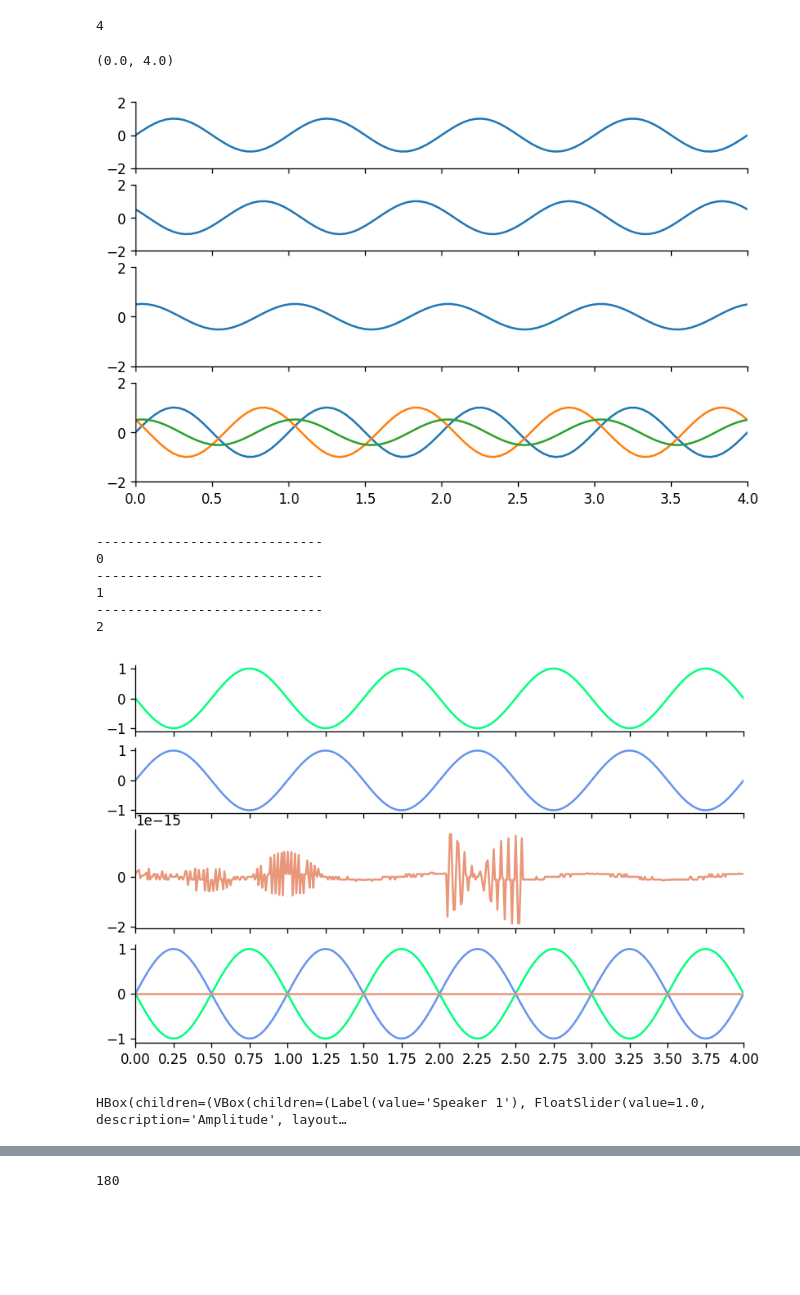
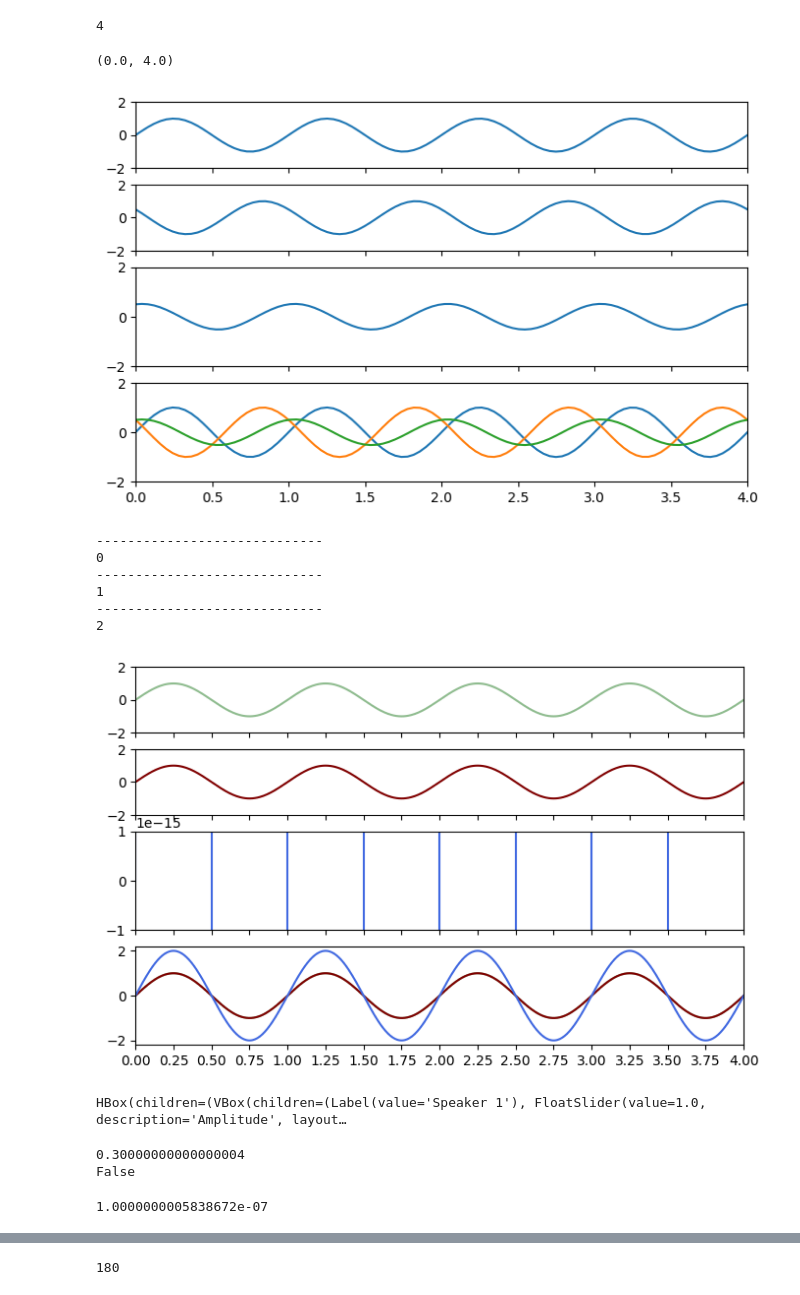
Before and after one commit to babessell1/GWC_Test, a Jupyter notebook: SineInteraction.ipynb, the cells around one changed output, grey strips where cells are left out. Drawn from its saved outputs; the diff is of its cells as text; code cells hidden in the pictures; blank space fills up the shorter version.

```diff
--- a/SineInteraction.ipynb
+++ b/SineInteraction.ipynb
@@ -1,8 +1,6 @@
 # %% [markdown]
 <a href="https://colab.research.google.com/github/babessell1/GWC_Test/blob/main/SineInteraction.ipynb" target="_parent"><img src="https://colab.research.google.com/assets/colab-badge.svg" alt="Open In Colab"/></a>
 # %%
-
-
 def sine_wave(x,                        # 1-D positions where we’ll evaluate
               amplitude=1.0,            # peak value A
               phase_deg=0.0,            # phase offset in *degrees*
@@ -31,7 +29,7 @@ def sine_wave(x,                        # 1-D positions where we’ll evaluate
         The wave evaluated at every x.
     """
     # Convet the phase from deg to rad (numpy expects radians)
-    phase_rad = np.deg2rad(phase_deg)
+    phase_rad = np.deg2rad(np.float128(phase_deg))
 
     # convert wavelength to wave number
     k = 2 * np.pi / wavelength
@@ -121,7 +119,7 @@ ax[3].set_ylim(top=2, bottom=-2)
 ax[3].set_xlim(left=0., right=4*wavelength)
 # %% [output]
 (0.0, 4.0)
-[figure, old version]
+[figure, new version]
 # %%
 for ax_num, y_array in enumerate([y1, y2, y1+y2]):
   print("-----------------------------")
@@ -214,14 +212,14 @@ def plot_waves(
 
   # make ticks
   xticks = np.linspace(0, 4*wavelength, 17)
-
-  colormap = ['springgreen', 'cornflowerblue', 'darksalmon']
+  colormap = ['darkseagreen', 'maroon', 'royalblue']
 
   # 4. set params for ax (data, limits)
   for ax_num, y_array in enumerate([y1, y2, y1+y2]):
     # enumerate assigns a counter to a list
     ax[ax_num].plot(x, y_array, color=colormap[ax_num])
     ax[ax_num].set_xlim(0, 4*wavelength)
+    ax[ax_num].set_ylim(-2, 2)
     ax[ax_num].set_xticks(xticks)
     ax[ax_num].xaxis.set_major_formatter(
         mtick.FormatStrFormatter('%.2f')
@@ -230,13 +228,14 @@ def plot_waves(
 
   ax[3].set_xlim(0, 4*wavelength)
   ax[3].set_xticks(xticks)
+  ax[2].set_ylim(-1e-15, 1e-15)
 # %%
 plot_waves(
-    1, 180, 0,
+    1, 0, 0,
     1, 0, 0,
 )
 # %% [output]
-[figure, old version]
+[figure, new version]
 # %%
 import ipywidgets as widgets
 # %%
@@ -301,0 +309,12 @@ HBox(children=(VBox(children=(Label(value='Speaker 1'), FloatSlider(value=1.0, d
+# %%
+print(0.1 + 0.2)
+print(0.1 + 0.2 == 0.3)
+# %% [output]
+0.30000000000000004
+False
+# %%
+a = 1.0000001
+b = 1.0000000
+print(a-b)
+# %% [output]
+1.0000000005838672e-07
```
Also changed, not shown: parts of 9 cells of this notebook.
